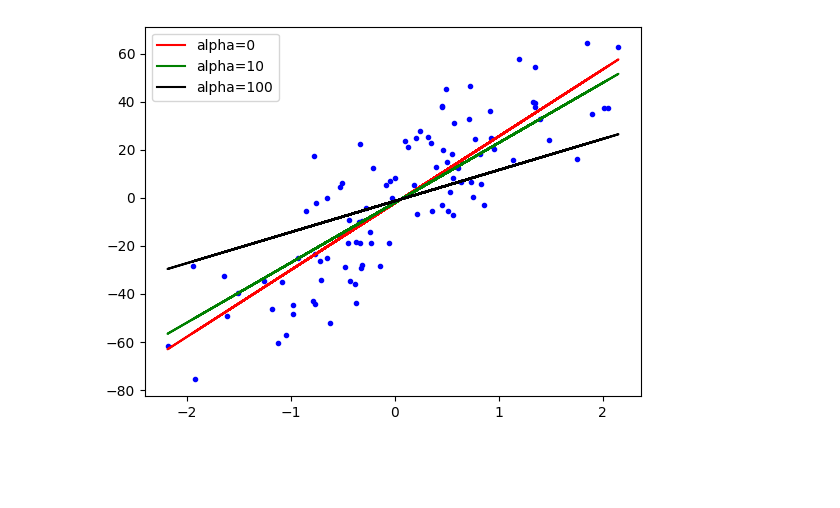
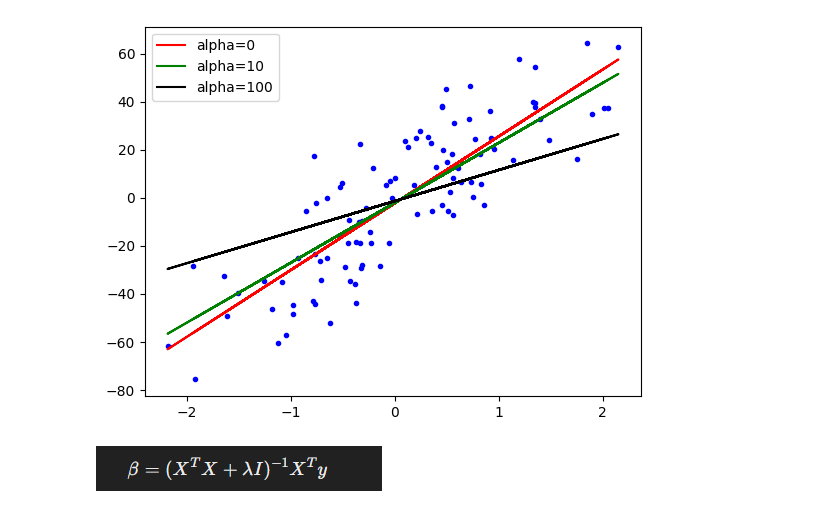
Before and after one commit to gautamsudip/Machine-Learning-Algorithms-From-Scratch, a Jupyter notebook: Ridge Regression.ipynb, the cells around one changed output. Saved outputs shown, nothing was run; the diff lists cells and outputs as text; code cells hidden in the pictures; blank space fills up the shorter version.

Commit message:
Ridge Regression for nD data from Scratch

```diff
--- a/Ridge Regression.ipynb
+++ b/Ridge Regression.ipynb
@@ -133,0 +140,5 @@ X_train,X_test,y_train,y_test = train_test_split(X,y,test_size=0.2,random_state=
+# %%
+from IPython.display import Image
+Image(filename='images/parameters of multiple ridge regression.png')
+# %% [output]
+[figure, added]
```
Also changed, not shown: parts of 12 cells of this notebook, 1 other file.
